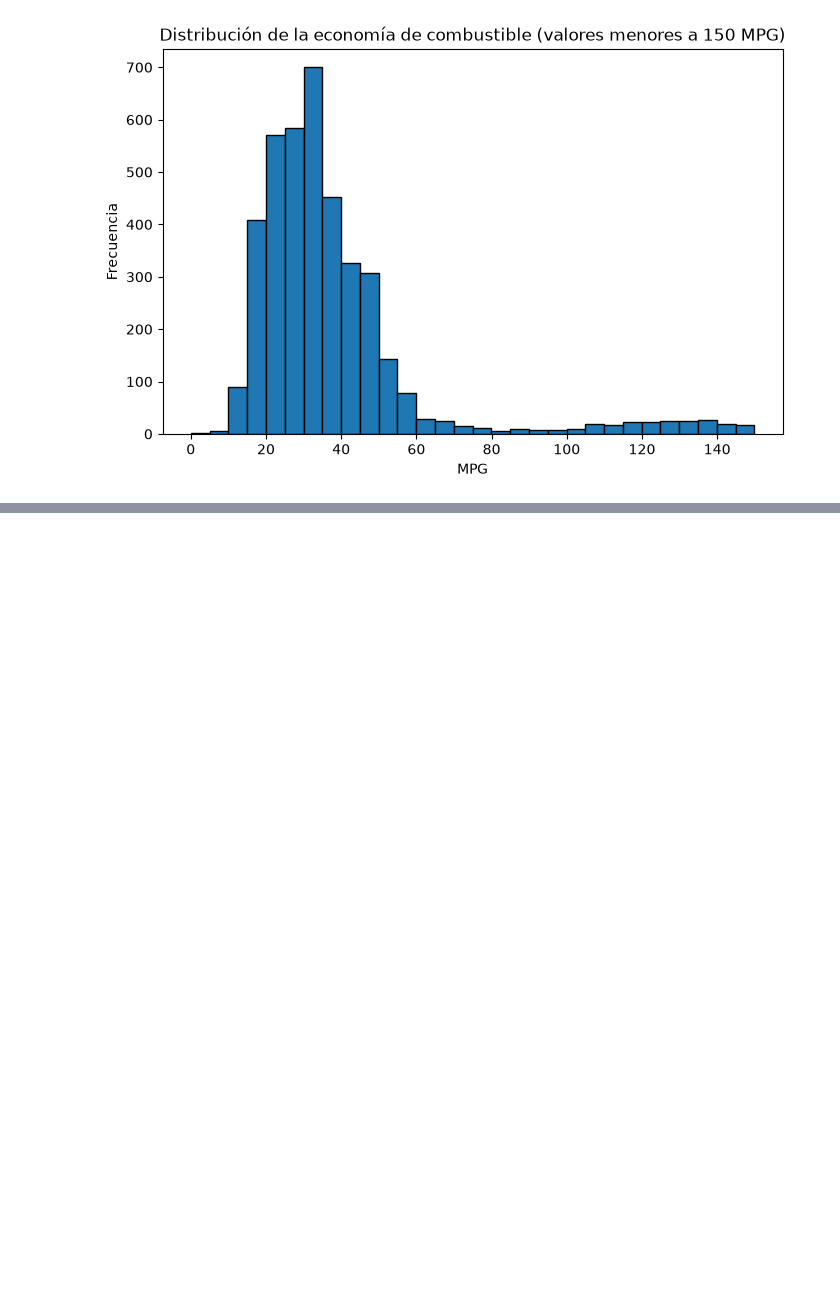
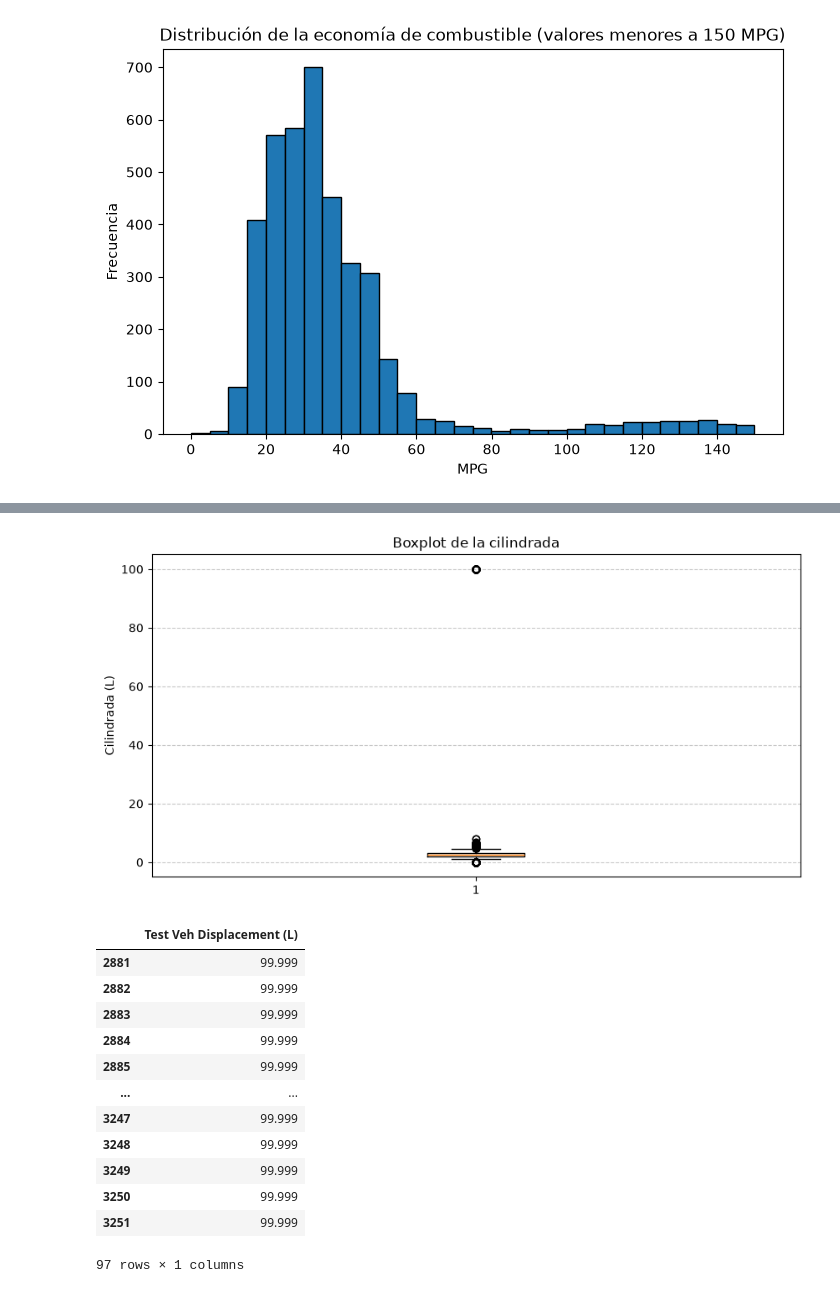
Before and after one commit to abiordorica13/TPEFUNDAMENTOS, a Jupyter notebook: Untitled-1.ipynb, the cells around one changed output, grey strips where cells are left out. Cells and saved outputs as stored; diff of their text form; code cells hidden in the pictures; blank space fills up the shorter version.

```diff
--- a/Untitled-1.ipynb
+++ b/Untitled-1.ipynb
@@ -214,0 +261,30 @@ plt.show()
+# %%
+#Visualizamos los outliers de la cilindrada
+col = 'Test Veh Displacement (L)'
+
+plt.figure(figsize=(10, 5))
+plt.boxplot(df[col].dropna())
+
+plt.title("Boxplot de la cilindrada")
+plt.ylabel("Cilindrada (L)")
+plt.grid(axis='y', linestyle='--', alpha=0.7)
+
+plt.show()
+
+
+df.loc[df[col] > 10, [col]]
+# %% [output]
+[figure, added]
+|  | Test Veh Displacement (L) |
+| 2881 | 99.999 |
+| 2882 | 99.999 |
+| 2883 | 99.999 |
+| 2884 | 99.999 |
+| 2885 | 99.999 |
+| ... | ... |
+| 3247 | 99.999 |
+| 3248 | 99.999 |
+| 3249 | 99.999 |
+| 3250 | 99.999 |
+| 3251 | 99.999 |
+97 rows × 1 columns
```
Also changed, not shown: parts of 5 cells of this notebook.
